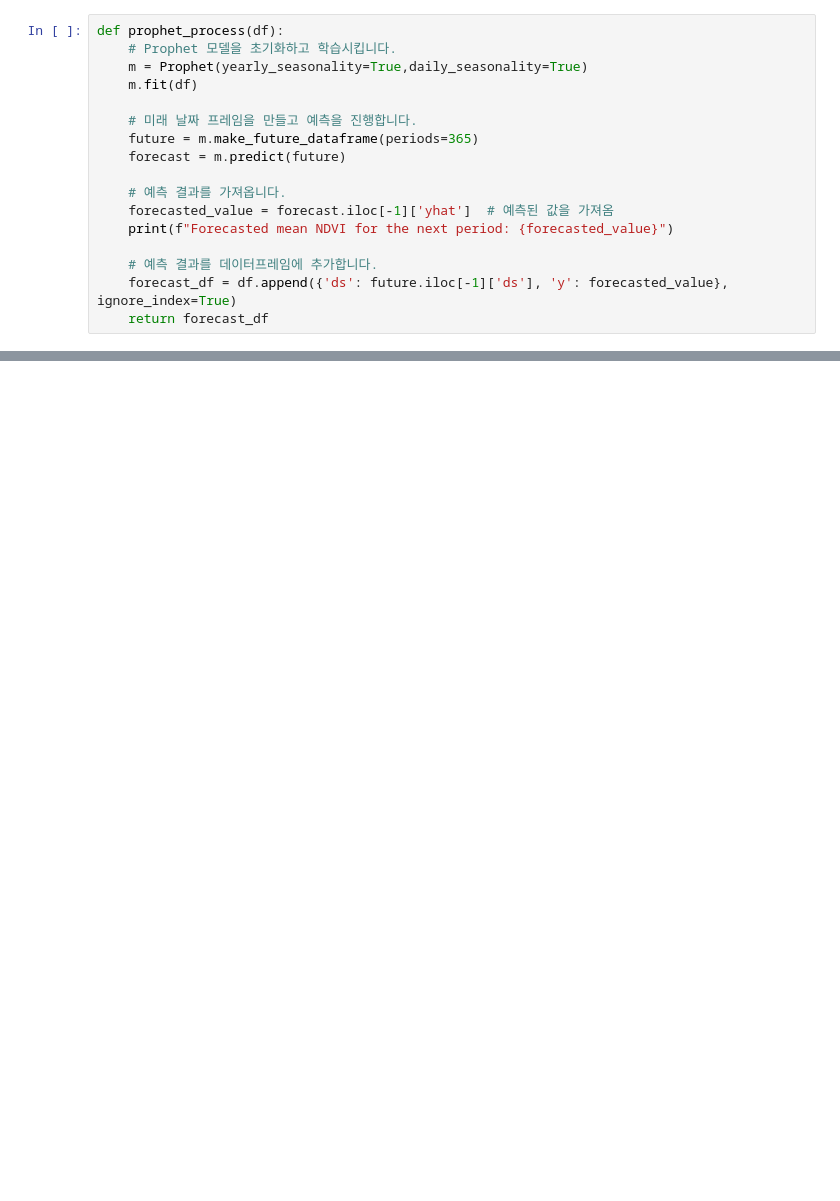
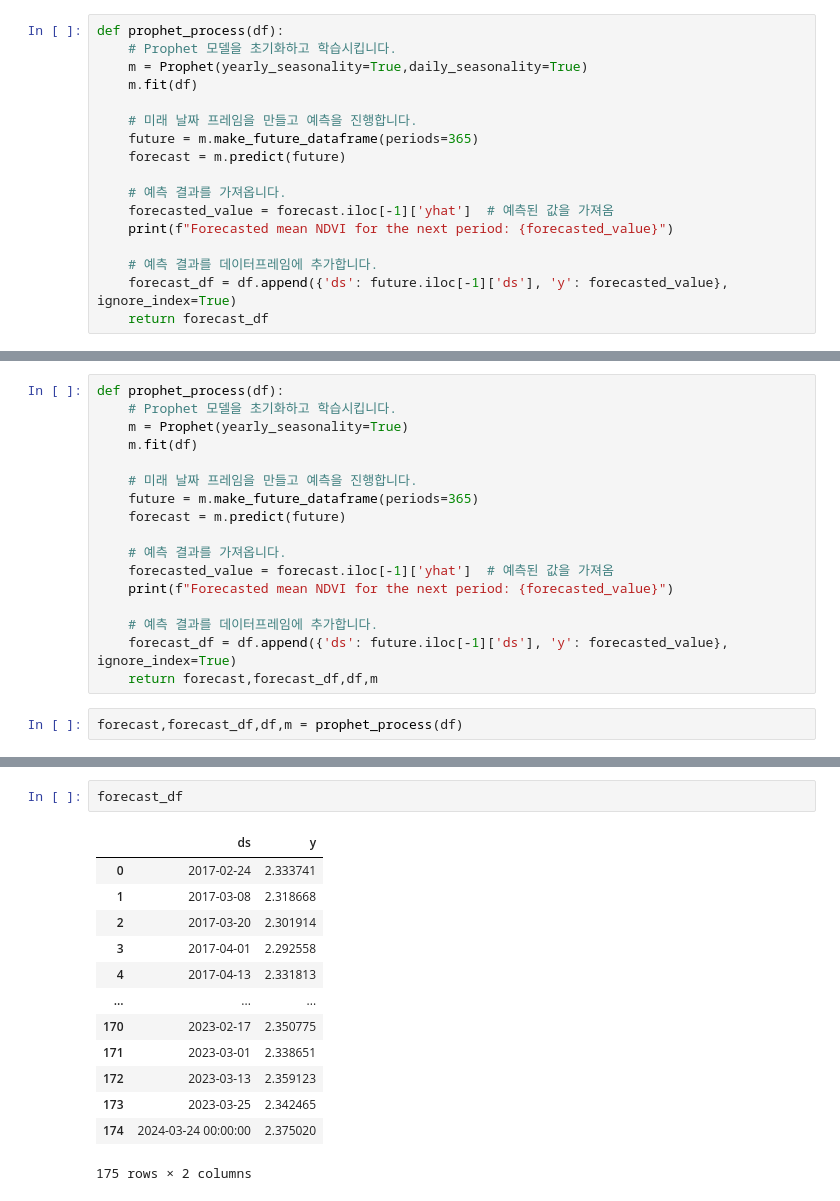
Before and after one commit to Ojung-ii/Bluecarbon-Surveillence-Service-with-Sentinel-Satellite, a Jupyter notebook: study/gunwoda/1108.ipynb, the cells around one changed output, grey strips where cells are left out. Drawn from its saved outputs; the diff is of its cells as text; blank space fills up the shorter version.

```diff
--- a/study/gunwoda/1108.ipynb
+++ b/study/gunwoda/1108.ipynb
@@ -78,0 +201,19 @@ def prophet_process(df):
+# %%
+def prophet_process(df):
+    # Prophet 모델을 초기화하고 학습시킵니다.
+    m = Prophet(yearly_seasonality=True)
+    m.fit(df)
+
+    # 미래 날짜 프레임을 만들고 예측을 진행합니다.
+    future = m.make_future_dataframe(periods=365)
+    forecast = m.predict(future)
+
+    # 예측 결과를 가져옵니다.
+    forecasted_value = forecast.iloc[-1]['yhat']  # 예측된 값을 가져옴
+    print(f"Forecasted mean NDVI for the next period: {forecasted_value}")
+
+    # 예측 결과를 데이터프레임에 추가합니다.
+    forecast_df = df.append({'ds': future.iloc[-1]['ds'], 'y': forecasted_value}, ignore_index=True)
+    return forecast,forecast_df,df,m
+# %%
+forecast,forecast_df,df,m = prophet_process(df)
@@ -78,0 +225,16 @@ def prophet_process(df):
+# %%
+forecast_df
+# %% [output]
+|  | ds | y |
+| 0 | 2017-02-24 | 2.333741 |
+| 1 | 2017-03-08 | 2.318668 |
+| 2 | 2017-03-20 | 2.301914 |
+| 3 | 2017-04-01 | 2.292558 |
+| 4 | 2017-04-13 | 2.331813 |
+| ... | ... | ... |
+| 170 | 2023-02-17 | 2.350775 |
+| 171 | 2023-03-01 | 2.338651 |
+| 172 | 2023-03-13 | 2.359123 |
+| 173 | 2023-03-25 | 2.342465 |
+| 174 | 2024-03-24 00:00:00 | 2.375020 |
+175 rows × 2 columns
```
Also changed, not shown: parts of 10 cells of this notebook, 1 other file.
